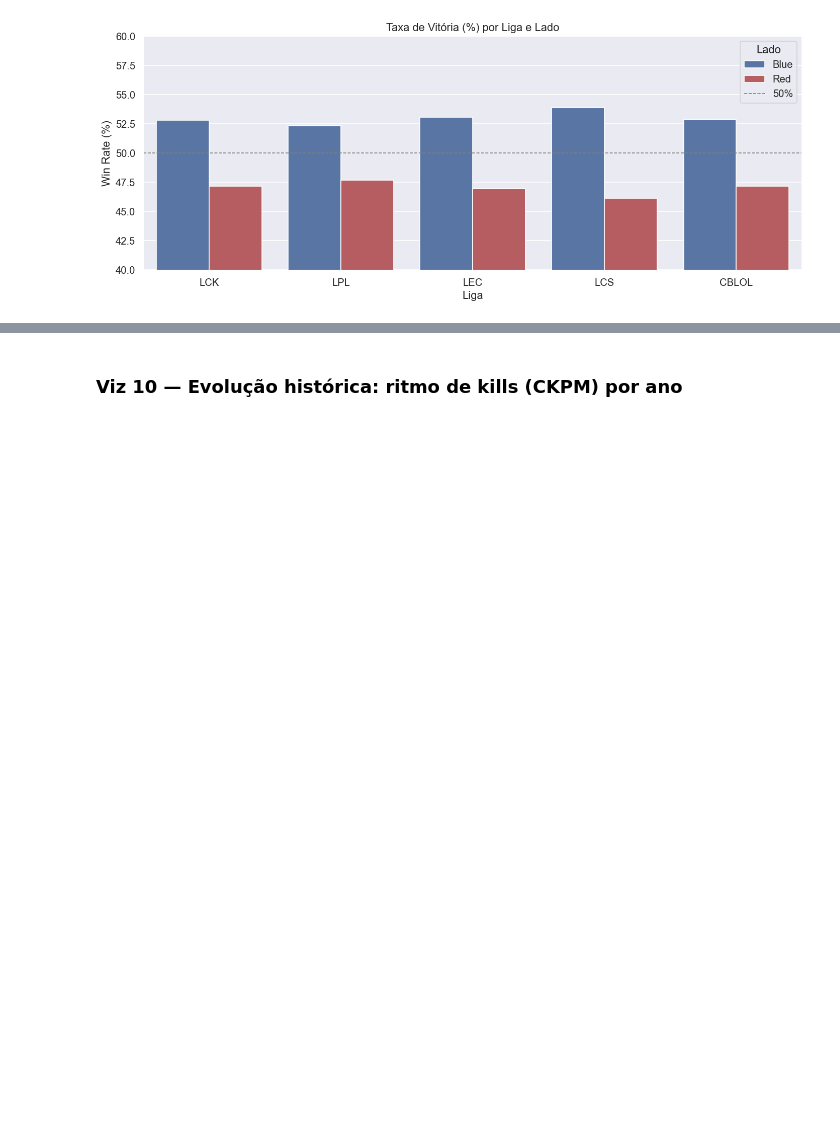
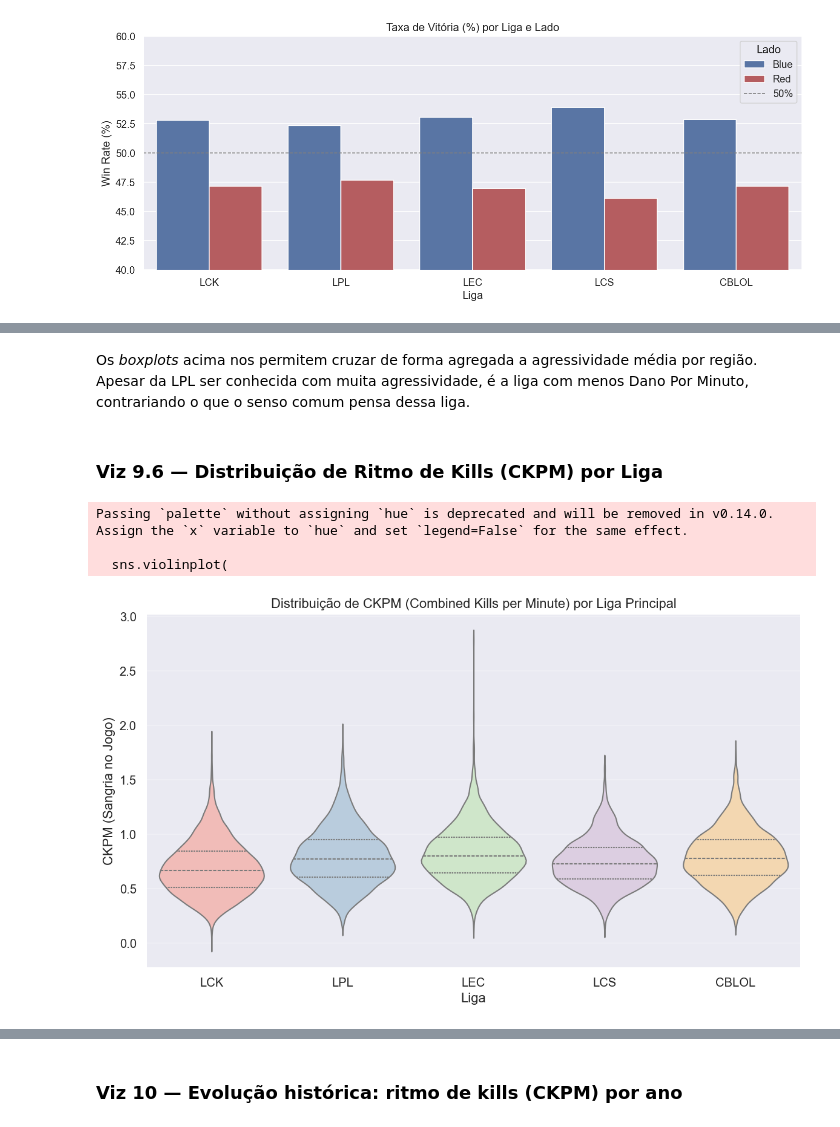
Before and after one commit to hugo-antunes19/analise-dados-puc-hugo-antunes, a Jupyter notebook: analise_exploratoria.ipynb, the cells around one changed output, grey strips where cells are left out. Saved outputs shown, nothing was run; the diff lists cells and outputs as text; code cells hidden in the pictures; blank space fills up the shorter version.

```diff
--- a/analise_exploratoria.ipynb
+++ b/analise_exploratoria.ipynb
@@ -794,0 +869,31 @@ A **vantagem estrutural do lado Blue** é visível em praticamente todas as liga
+# %% [markdown]
+Os _boxplots_ acima nos permitem cruzar de forma agregada a agressividade média por região. Apesar da LPL ser conhecida com muita agressividade, é a liga com menos Dano Por Minuto, contrariando o que o senso comum pensa dessa liga.
+# %% [markdown]
+### Viz 9.6 — Distribuição de Ritmo de Kills (CKPM) por Liga
+# %%
+fig, ax = plt.subplots(figsize=(10, 6))
+
+# Usamos df_teams para evitar viés de volume excessivo de jogadores na mesma partida (10x cópias)
+df_ckpm_leagues = df_teams[df_teams['league'].isin(TOP_LEAGUES)].copy()
+
+sns.violinplot(
+    data=df_ckpm_leagues,
+    x='league',
+    y='ckpm',
+    order=TOP_LEAGUES,
+    palette='Pastel1',
+    inner='quartile',
+    ax=ax
+)
+
+ax.set_title('Distribuição de CKPM (Combined Kills per Minute) por Liga Principal')
+ax.set_xlabel('Liga')
+ax.set_ylabel('CKPM (Sangria no Jogo)')
+plt.grid(axis='y', alpha=0.3)
+plt.tight_layout()
+plt.show()
+# %% [output]
+Passing `palette` without assigning `hue` is deprecated and will be removed in v0.14.0. Assign the `x` variable to `hue` and set `legend=False` for the same effect.
+
+  sns.violinplot(
+[figure, added]
```
Also changed, not shown: parts of 42 cells of this notebook.
